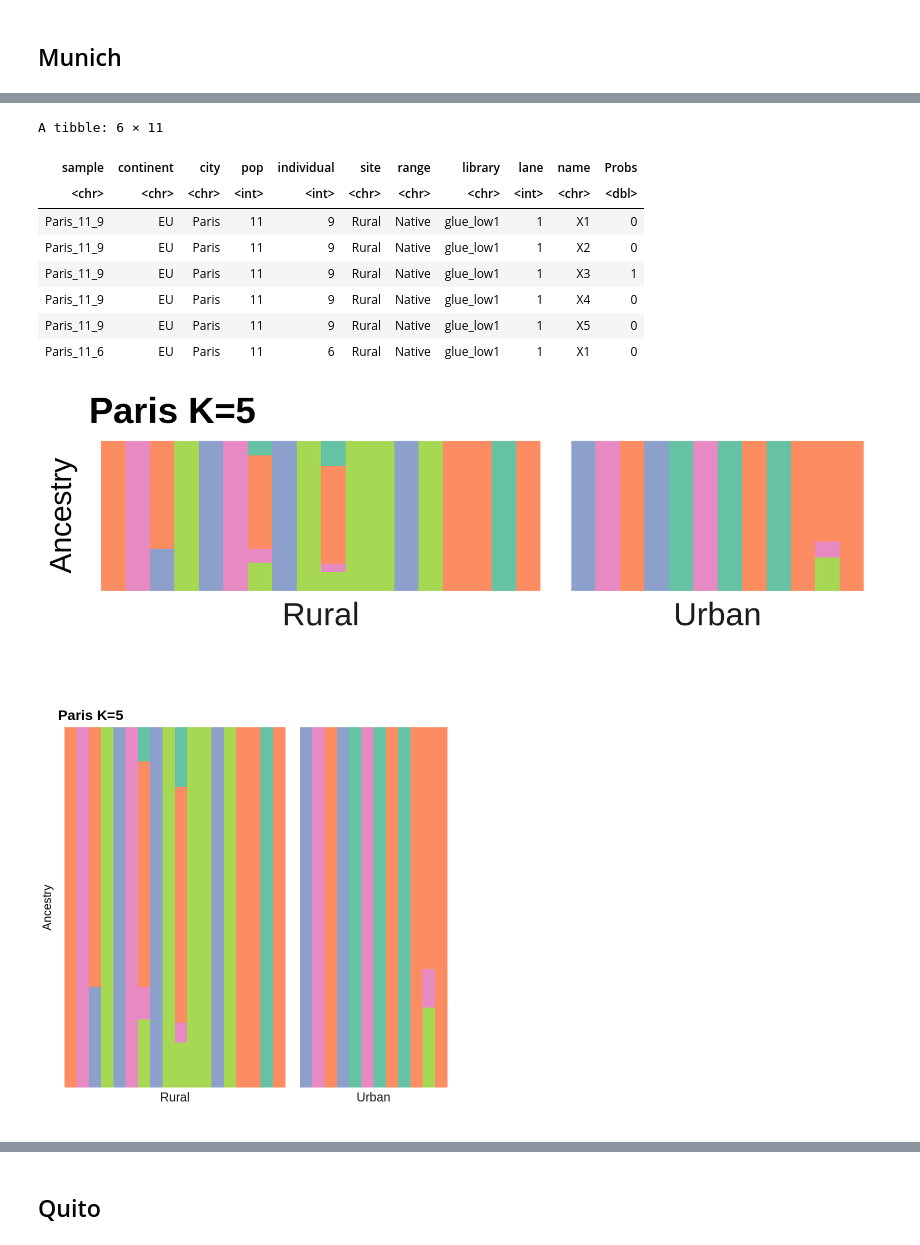
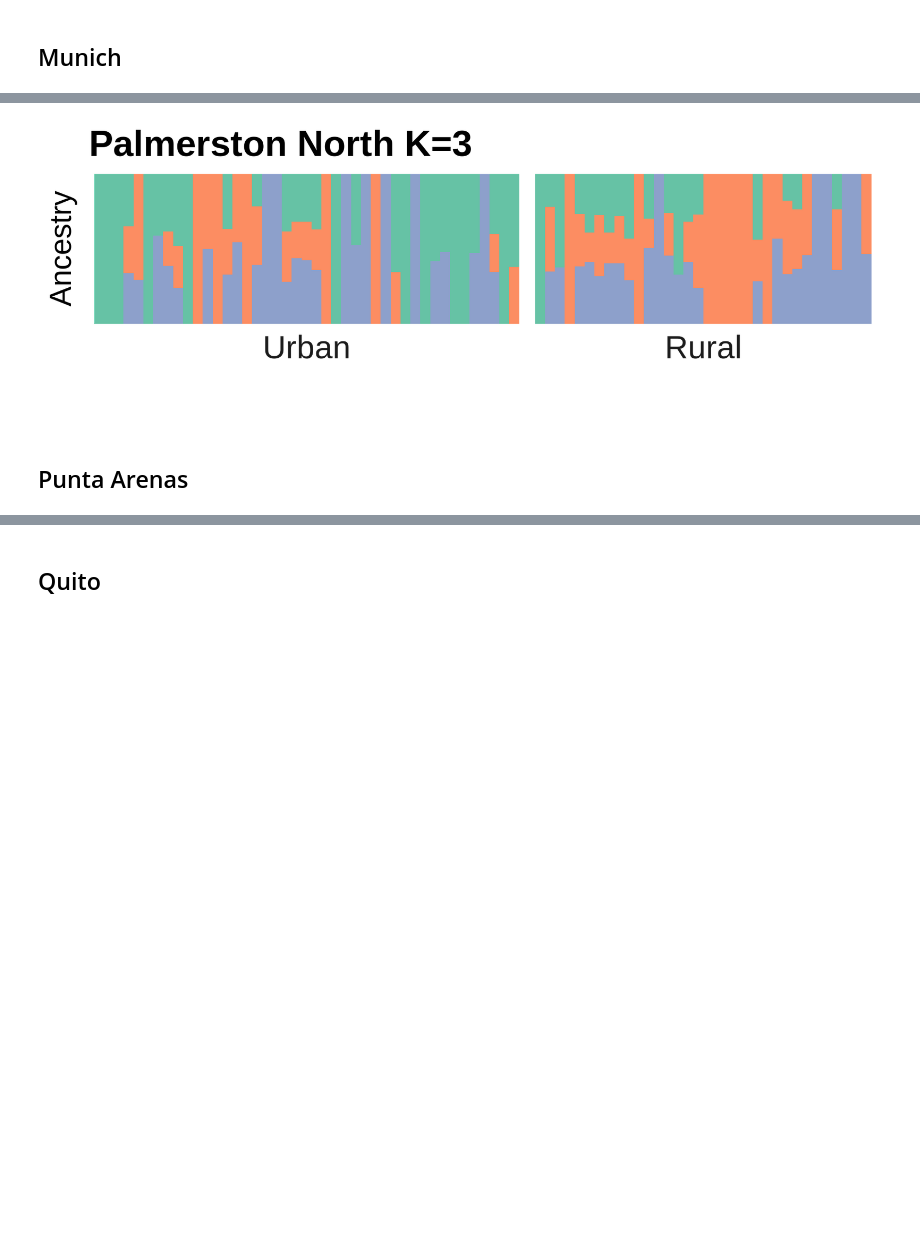
Before and after one commit to AudeCaizergues/glue_demography, a Jupyter notebook: genomic-analyses/notebooks/Admixture_plots.r.ipynb, the cells around one changed output, grey strips where cells are left out. Cells and saved outputs as stored; diff of their text form; code cells hidden in the pictures; blank space fills up the shorter version.

```diff
--- a/genomic-analyses/notebooks/Admixture_plots.r.ipynb
+++ b/genomic-analyses/notebooks/Admixture_plots.r.ipynb
@@ -1687,7 +1047,7 @@ clumpak_log <- readLines(clumpak_log_path)
 optimal_K <- clumpak_log[grep('Optimal K', clumpak_log)]
 optimal_K
 split<-strsplit(optimal_K, split = " ")
-bestK<-split[[1]][11]
+bestK<-split[[1]][12]
 bestK
 
 # Plot K
@@ -1770,7 +1127,7 @@ clumpak_log <- readLines(clumpak_log_path)
 optimal_K <- clumpak_log[grep('Optimal K', clumpak_log)]
 optimal_K
 split<-strsplit(optimal_K, split = " ")
-bestK<-split[[1]][11]
+bestK<-split[[1]][12]
 bestK
 
 # Plot K
@@ -1861,7 +1207,7 @@ clumpak_log <- readLines(clumpak_log_path)
 optimal_K <- clumpak_log[grep('Optimal K', clumpak_log)]
 optimal_K
 split<-strsplit(optimal_K, split = " ")
-bestK<-split[[1]][11]
+bestK<-split[[1]][12]
 bestK
 
 # Plot K
@@ -1935,5 +1281,5 @@ display_png(file=path_to_kplot)
 # %%
-city <- 'Paris'
+city <- 'Palmerston_North'
 
 # Best K by Evanno
 clumpak_log_path <- paste0(results_prefix, 'population_structure/bestKbyEvanno/',city,'/output.log')
@@ -1941,7 +1287,7 @@ clumpak_log <- readLines(clumpak_log_path)
 optimal_K <- clumpak_log[grep('Optimal K', clumpak_log)]
 optimal_K
 split<-strsplit(optimal_K, split = " ")
-bestK<-split[[1]][11]
+bestK<-split[[1]][12]
 bestK
 
 # Plot K
@@ -1968,60 +1314,49 @@ admix_results <- paste0(results_prefix, 'population_structure/ngsadmix/',city,'/
 # /!\ CHANGE CITY NAME HERE /!\
 
 admix <- suppressMessages(read_delim(admix_results, col_names = FALSE, delim = " ")) %>%
-    dplyr::select(-X6) %>%
-    bind_cols(., Paris_order_detail) %>%
-    pivot_longer(X1:X5, values_to = 'Probs') %>%
+    dplyr::select(-X4) %>%
+    bind_cols(., Palmerston_North_order_detail) %>%
+    pivot_longer(X1:X3, values_to = 'Probs') %>%
     mutate(Probs = round(Probs, 5))
-head(admix)
 
 #cols_admix <- wes_palette("Darjeeling1", n=6, type = 'continuous')
 
-kplot <-
+kplot_Palmerston_North <-
   ggplot(admix, aes(factor(sample), Probs, fill = factor(name))) +
   geom_col(width=1) +
   facet_grid(~fct_inorder(site), scales = "free", switch = "x", space = "free") +
-  theme_minimal() + labs(x="",title = "Paris K=5", y = "Ancestry") +
+  theme_minimal() + labs(x="",title = "Palmerston North K=3", y = "Ancestry") +
   scale_y_continuous(expand = c(0, 0)) +
   scale_x_discrete(expand = expansion(add = 1)) +
  #scale_fill_manual(values = cols_admix) +
  #scale_color_manual(values = cols_admix) +
   scale_fill_brewer(palette="Set2")+
   theme(
     legend.position = 'none',
     panel.spacing.x = unit(0.2, "lines"),
     axis.text.x = element_blank(),
     panel.grid = element_blank(),
     axis.text = element_text(size=10),
     axis.title = element_text(size=14),
     strip.text.x = element_text(size = 15),
     plot.title = element_text(size = 17, face = 'bold'),
     axis.text.y = element_blank()
   )
 
-kplot
-
 ggsave(
-  "ADMIX_Paris_K5.png",
-  plot = kplot,
+  "ADMIX_Palmerston_North_K3.png",
+  plot = kplot_Palmerston_North,
   device = png,
   path = "/scratch/projects/trifolium/glue/demography/glue_demography/genomic-analyses/analyses/figures/admixture/",
   width = 14,
   height = 5,
   units = "cm",
   dpi = 300
 )
 
-path_to_kplot<-"/scratch/projects/trifolium/glue/demography/glue_demography/genomic-analyses/analyses/figures/admixture/ADMIX_Paris_K5.png"
+path_to_kplot<-"/scratch/projects/trifolium/glue/demography/glue_demography/genomic-analyses/analyses/figures/admixture/ADMIX_Palmerston_North_K3.png"
 display_png(file=path_to_kplot)
 # %% [output]
-A tibble: 6 × 11
-| sample | continent | city | pop | individual | site | range | library | lane | name | Probs |
-| <chr> | <chr> | <chr> | <int> | <int> | <chr> | <chr> | <chr> | <int> | <chr> | <dbl> |
-| Paris_11_9 | EU | Paris | 11 | 9 | Rural | Native | glue_low1 | 1 | X1 | 0 |
-| Paris_11_9 | EU | Paris | 11 | 9 | Rural | Native | glue_low1 | 1 | X2 | 0 |
-| Paris_11_9 | EU | Paris | 11 | 9 | Rural | Native | glue_low1 | 1 | X3 | 1 |
-| Paris_11_9 | EU | Paris | 11 | 9 | Rural | Native | glue_low1 | 1 | X4 | 0 |
-| Paris_11_9 | EU | Paris | 11 | 9 | Rural | Native | glue_low1 | 1 | X5 | 0 |
-| Paris_11_6 | EU | Paris | 11 | 6 | Rural | Native | glue_low1 | 1 | X1 | 0 |
-[figure, old version]
+[figure, new version]
-[figure, removed]
+# %% [markdown]
+## Punta Arenas
```
Also changed, not shown: parts of 76 cells of this notebook, 21 other files.
